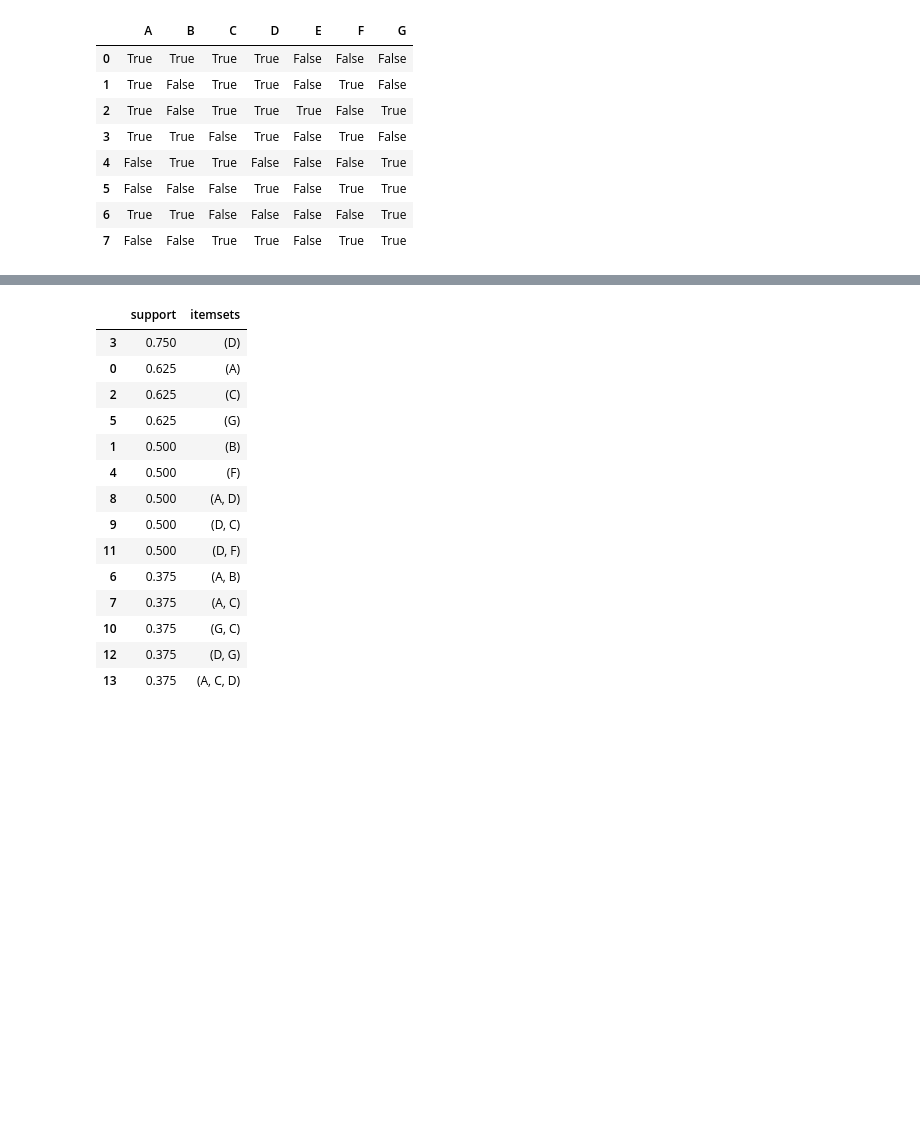
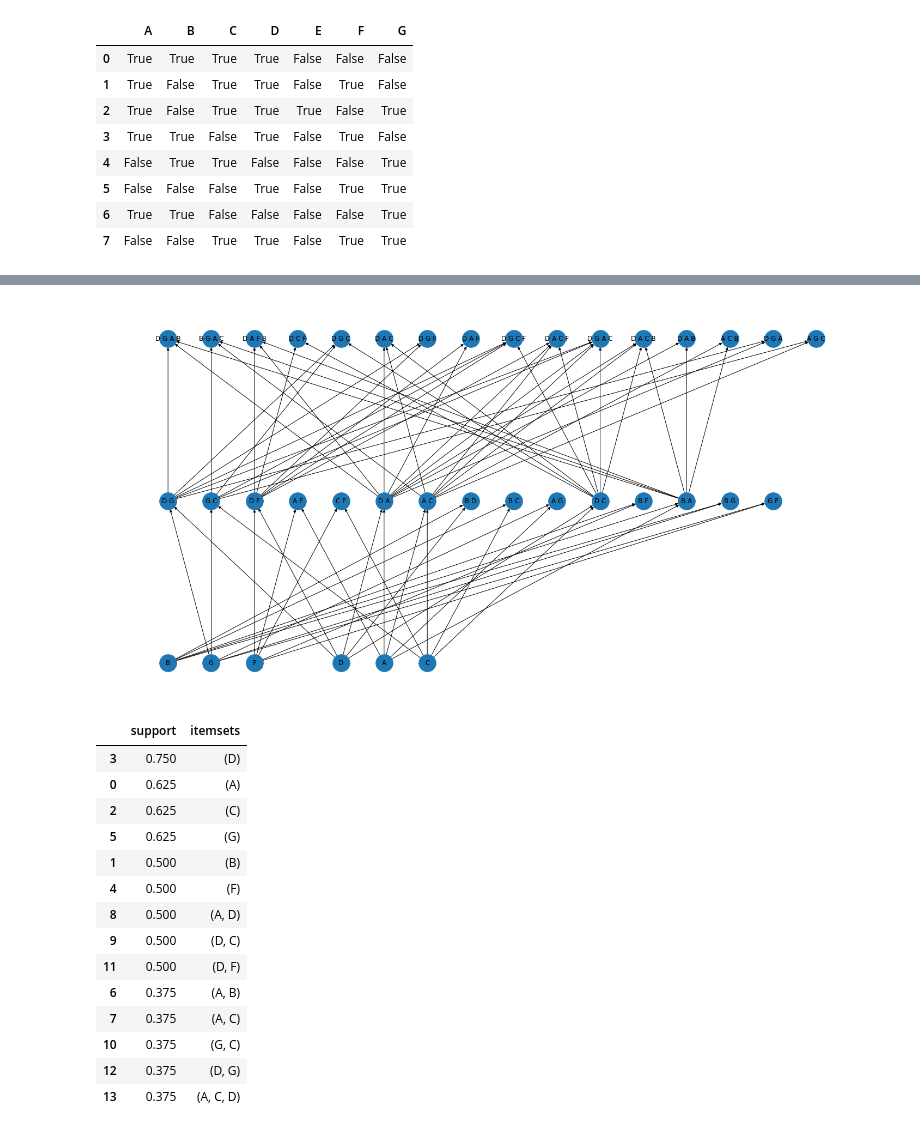
Before and after one commit to kinekt2000/ML2021, a Jupyter notebook: Tasks/Task-3.ipynb, the cells around one changed output, grey strips where cells are left out. Drawn from its saved outputs; the diff is of its cells as text; code cells hidden in the pictures; blank space fills up the shorter version.

```diff
--- a/Tasks/Task-3.ipynb
+++ b/Tasks/Task-3.ipynb
@@ -36,3 +36,99 @@ data_frame
 | 5 | False | False | False | True | False | True | True |
 | 6 | True | True | False | False | False | False | True |
 | 7 | False | False | True | True | False | True | True |
+# %%
+class impl_apriori:
+    layers = []
+
+    def __new__(_, data, min_support):
+        apriori_gen.reset_graph()
+        impl_apriori.layers = []
+        L: list[dict[frozenset, int]] = []
+
+        L_1 = list(map(
+            lambda item: frozenset([item]),
+            set(chain.from_iterable(data))
+        ))
+        impl_apriori.layers.append(L_1)
+
+        support = {c: 0 for c in L_1}
+        for t in data:
+            for c in L_1:
+                if c.issubset(t):
+                    support[c] += 1
+
+        L.append({key: value for key, value in support.items() if value/len(data) >= min_support})
+
+        k = 0
+        while L[k]:
+            candidates = apriori_gen(L[k].keys())
+            impl_apriori.layers.append(candidates)
+            support = {c: 0 for c in candidates}
+            for t in data:
+                for c in candidates:
+                    if c.issubset(t):
+                        support[c] += 1
+            L.append({key: value for key, value in support.items() if value/len(data) >= min_support})
+            k += 1
+
+        dall = {}
+        for d in L:
+            dall.update(d)
+        return dict(map(lambda kv: (kv[0], kv[1]/len(data)), dall.items()))
+
+class apriori_gen:
+    digraph = nx.DiGraph()
+
+    @staticmethod
+    def reset_graph():
+        apriori_gen.digraph = nx.DiGraph()
+
+    @staticmethod
+    def draw_graph():
+        pass
+
+    def __new__(_, itemsets):
+        new_itemsets = list(set(map(
+            lambda comb: frozenset(frozenset.union(*comb)),
+            combinations(itemsets, 2)
+        )))
+
+        for new_iset in new_itemsets:
+            for iset in itemsets:
+                if iset.issubset(new_iset):
+                    apriori_gen.digraph.add_edge(iset, new_iset)
+
+        return new_itemsets
+
+
+
+supports = impl_apriori(input_data, 3/8)
+
+
+nodes_to_remove = list(apriori_gen.digraph.nodes())
+for iset in supports.keys():
+    if iset in nodes_to_remove:
+        nodes_to_remove.remove(iset)
+
+for node in nodes_to_remove:
+    if node in apriori_gen.digraph.nodes():
+        apriori_gen.digraph.remove_node(node)
+
+pos = {}
+for node in apriori_gen.digraph.nodes():
+    for index, layer in enumerate(impl_apriori.layers):
+        if node in layer:
+            y = index
+            x = layer.index(node)
+            pos[node] = (x, y)
+
+for key, value in supports.items():
+    print(f"{' '.join(sorted(list(key)))}: {value}")
+
+plt.figure(figsize=(20, 10))
+nx.draw(apriori_gen.digraph, pos,
+    labels={node: ' '.join(node) for node in apriori_gen.digraph.nodes()},
+    node_size=1000,
+)
+plt.show()
+# %% [output]
@@ -39,3 +149,4 @@ data_frame
+[figure, added]
 # %%
 apriori_data = apriori(data_frame, min_support=3/8, use_colnames=True).sort_values("support", ascending=False)
 apriori_data
```
Also changed, not shown: parts of 2 cells of this notebook.
